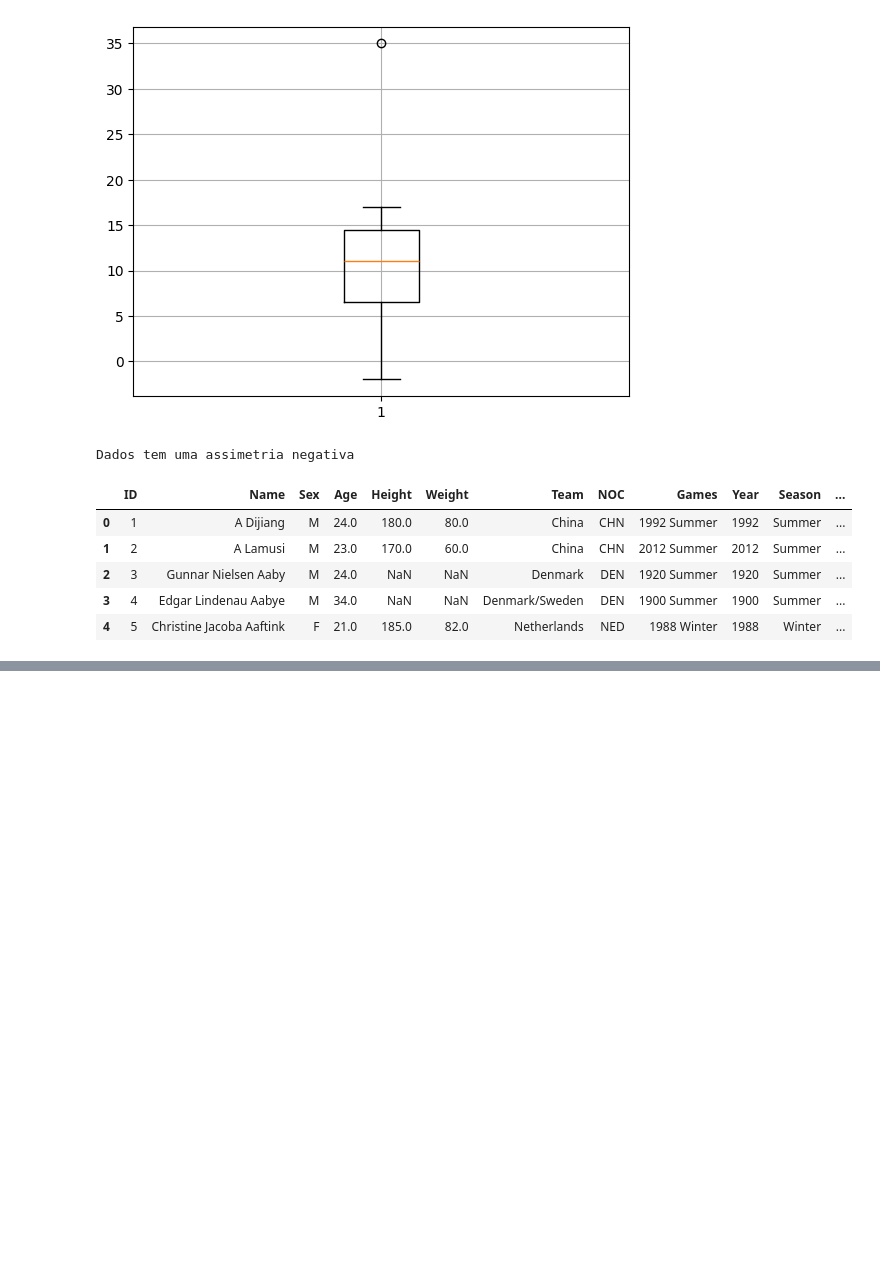
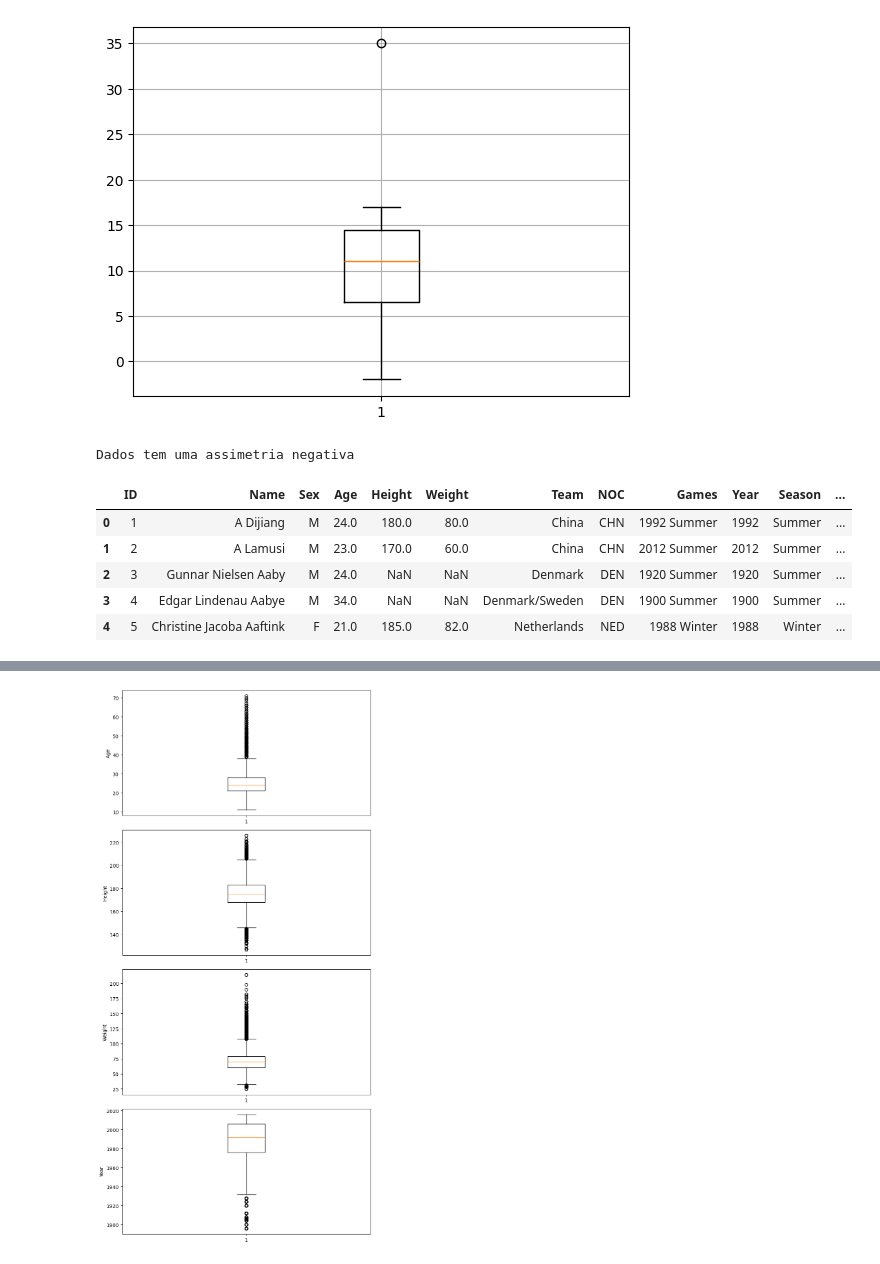
Before and after one commit to Jaimepelembe/Data_analyst_bootcamp_from_basics_to_advanced, a Jupyter notebook: S4_Data_Analysis/5_matplotlib.ipynb, the cells around one changed output, grey strips where cells are left out. Saved outputs shown, nothing was run; the diff lists cells and outputs as text; code cells hidden in the pictures; blank space fills up the shorter version.

```diff
--- a/S4_Data_Analysis/5_matplotlib.ipynb
+++ b/S4_Data_Analysis/5_matplotlib.ipynb
@@ -488,0 +594,13 @@ plt.show()
+# %%
+fig, subBoxes=plt.subplots(4,1,figsize=(8,16), dpi=100)
+columns=["Age","Height","Weight", "Year"]
+
+for column in columns:
+    i=columns.index(column)
+    subBoxes[i].boxplot(athletesDataset[column])
+    subBoxes[i].set_ylabel(column)
+
+plt.tight_layout()
+plt.show()
+# %% [output]
+[figure, added]
```
Also changed, not shown: parts of 22 cells of this notebook.
